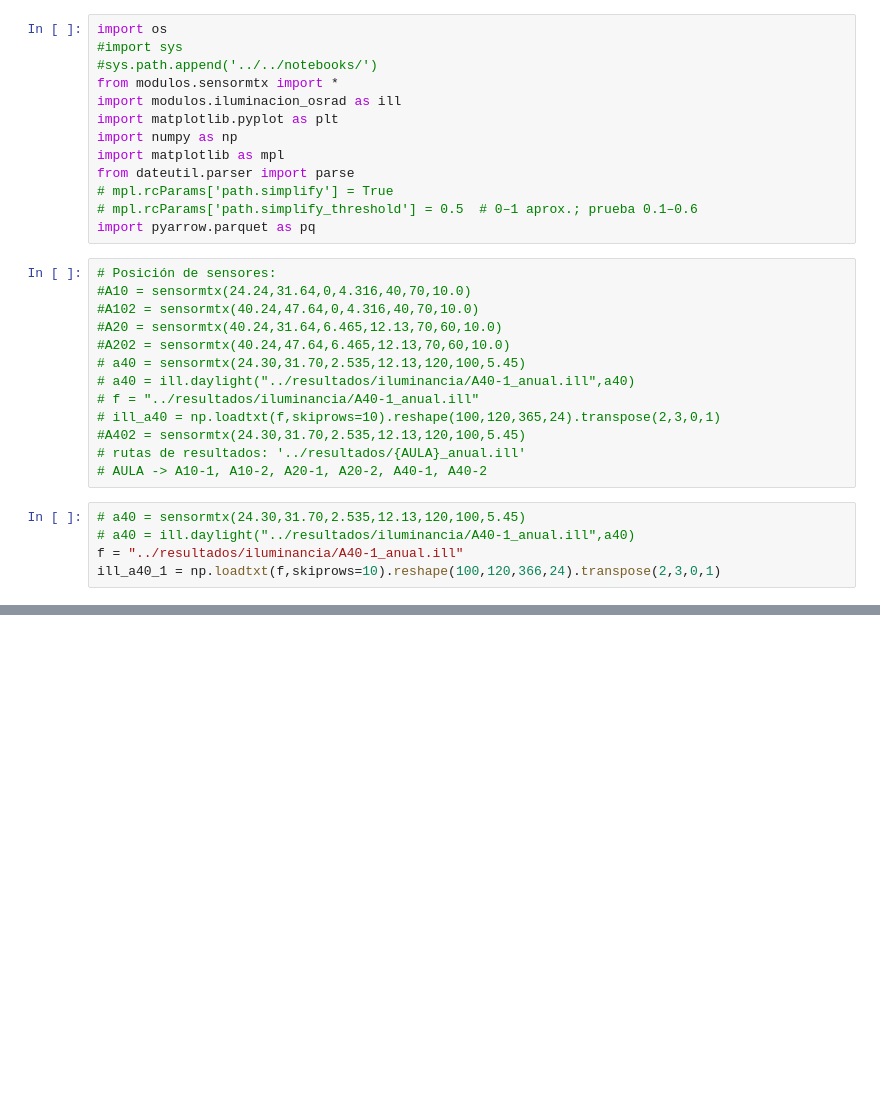
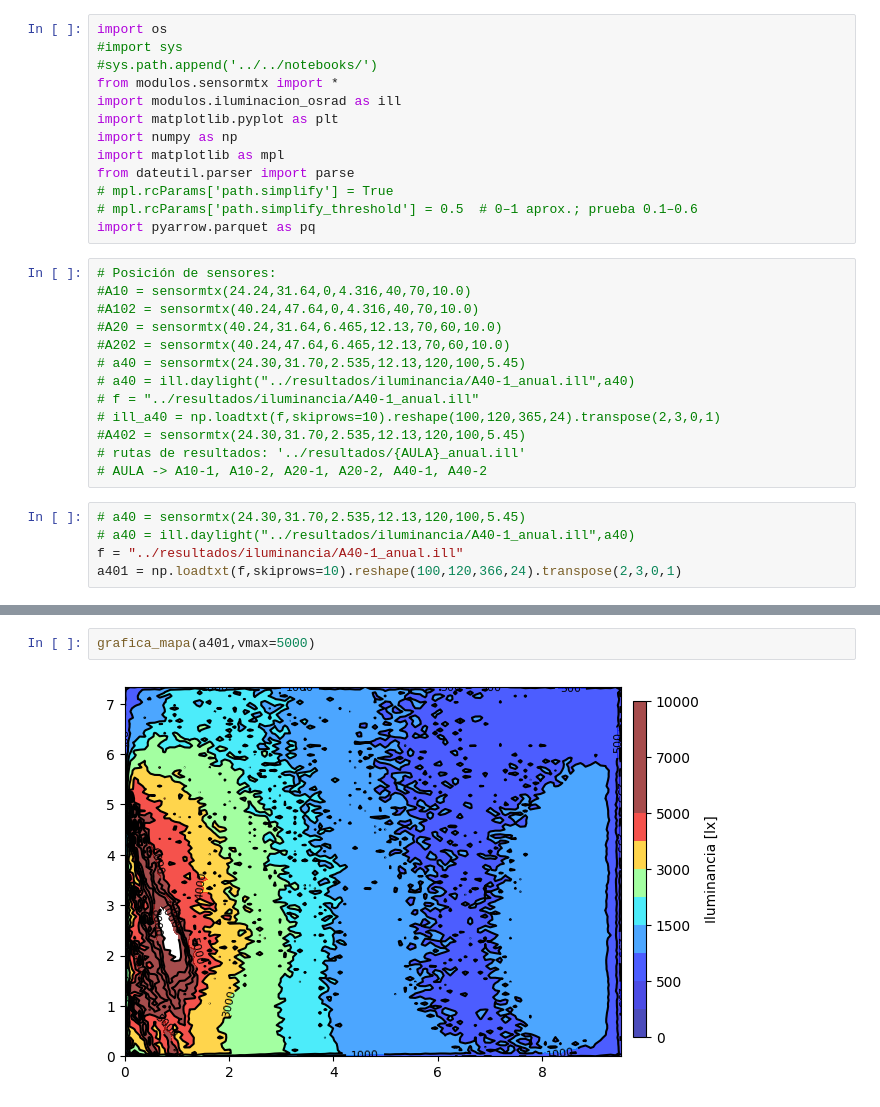
Before and after one commit to AltamarMx/analisis_ill_nelier, a Jupyter notebook: notebooks/002_Mapas-iluminancia-horarios.ipynb, the cells around one changed output, grey strips where cells are left out. Saved outputs shown, nothing was run; the diff lists cells and outputs as text; blank space fills up the shorter version.

```diff
--- a/notebooks/002_Mapas-iluminancia-horarios.ipynb
+++ b/notebooks/002_Mapas-iluminancia-horarios.ipynb
@@ -28,4 +28,4 @@ import pyarrow.parquet as pq
 # a40 = sensormtx(24.30,31.70,2.535,12.13,120,100,5.45)
 # a40 = ill.daylight("../resultados/iluminancia/A40-1_anual.ill",a40)
 f = "../resultados/iluminancia/A40-1_anual.ill"
-ill_a40_1 = np.loadtxt(f,skiprows=10).reshape(100,120,366,24).transpose(2,3,0,1)
+a401 = np.loadtxt(f,skiprows=10).reshape(100,120,366,24).transpose(2,3,0,1)
@@ -64,0 +67,4 @@ fig.colorbar(contour_filled, cax=cbar_ax, label='Iluminancia [lx]')
+# %%
+grafica_mapa(a401,vmax=5000)
+# %% [output]
+[figure, added]
```
Also changed, not shown: parts of 6 cells of this notebook, 6 other files.
